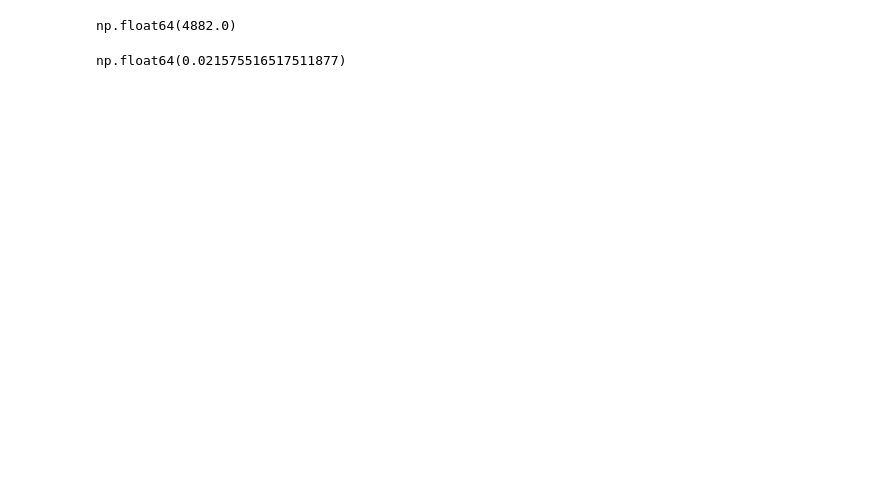
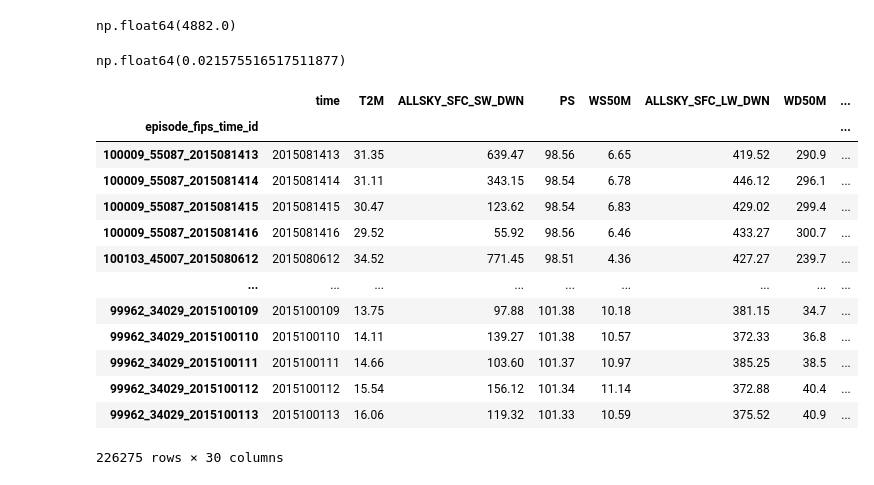
Before and after one commit to dhdzmota/dynamic-rythms, a Jupyter notebook: notebooks/dhm-08-json-read.ipynb, the cells around one changed output. Cells and saved outputs as stored; diff of their text form; code cells hidden in the pictures; blank space fills up the shorter version.

```diff
--- a/notebooks/dhm-08-json-read.ipynb
+++ b/notebooks/dhm-08-json-read.ipynb
@@ -8,4 +8,4 @@ import warnings
 # %%
 warnings.filterwarnings('ignore')
 # %%
-response_var = pd.read_parquet('../data/interim/storm_outages_2014_2023.parquet')
+storm_outages = pd.read_parquet('../data/interim/storm_outages_2014_2023.parquet')
@@ -11,0 +34,16 @@ response_var = pd.read_parquet('../data/interim/storm_outages_2014_2023.parquet'
+# %%
+# Simplification, we weill keep the smallest outage_date, and the longest outage_date (all the sepparated outage will be considered as just one big outage.)
+storm_outages_g = storm_outages.groupby('episode_fips_id').agg(
+    EPISODE_ID=('EPISODE_ID','first'),
+    fips_code_id=('fips_code_id','first'),
+    episode_description=('episode_description','first'),
+    begin_datetime=('begin_datetime','first'),
+    end_datetime=('end_datetime','first'),
+    storm_duration=('storm_duration','first'),
+    #episode_fips_id=('episode_fips_id','first'),
+    storm_caused_outage=('storm_caused_outage','max'),
+    outage_index_id=('outage_index_id','first'),
+    outage_duration =('outage_duration', 'sum'),
+    run_start_time_min=('run_start_time_min','min'),
+    run_start_time_max=('run_start_time_max','max'),
+).reset_index()
@@ -15,10 +69,12 @@ meteorological_files = os.listdir(meteorological_path)
 # %%
 def get_data_with_response_variable(met_file):
     try:
+    #if True:
         #met_file = meteorological_files[0]
         episode_fips_id = met_file.split('.')[0]
         #  Read data
         path = os.path.join(meteorological_path, met_file)
+
         with open(path, 'r') as f:
             data = json.load(f)
         # Make a dataframe from information
@@ -39,16 +95,16 @@ def get_data_with_response_variable(met_file):
         # Modification to change the hour treshold.
         data['meteorological_nextHour_datetime_val'] = data['meteorological_current_datetime_val'] + pd.Timedelta(value=1, unit='hours')
         # Get the response var dataframe
-        response_var_episode = response_var[response_var.episode_fips_id==episode_fips_id]
+        storm_outage_episode = storm_outages_g[storm_outages_g.episode_fips_id == episode_fips_id]
         meaning_dict = {
             'begin_datetime': 'storm_start',
             'end_datetime': 'storm_end',
             'run_start_time_min': 'outage_start',
             'run_start_time_max': 'outage_end'
         }
-        response_var_episode.rename(columns=meaning_dict, inplace=True)
-        response_var_episode.drop_duplicates(['episode_fips_id'], keep='first', inplace=True)
-        response_var_episode_columns = [
+        storm_outage_episode.rename(columns=meaning_dict, inplace=True)
+        storm_outage_episode.drop_duplicates(['episode_fips_id'], keep='first', inplace=True)
+        storm_outage_episode_columns = [
             'episode_fips_id',
             'storm_start',
             #'storm_end',
@@ -57,7 +113,7 @@ def get_data_with_response_variable(met_file):
         ]
         # Join information
         data_rv = data.merge(
-            response_var_episode[response_var_episode_columns],
+            storm_outage_episode[storm_outage_episode_columns],
             on='episode_fips_id',
             how='left'
         )
@@ -99,3 +148,21 @@ np.float64(4882.0)
 all_data.outage_in_an_hour.mean()
 # %% [output]
 np.float64(0.021575516517511877)
+# %%
+pd.set_option('display.max_columns', 100)
+all_data
+# %% [output]
+|  | time | T2M | ALLSKY_SFC_SW_DWN | PS | WS50M | ALLSKY_SFC_LW_DWN | WD50M | ... |
+| episode_fips_time_id |  |  |  |  |  |  |  | ... |
+| 100009_55087_2015081413 | 2015081413 | 31.35 | 639.47 | 98.56 | 6.65 | 419.52 | 290.9 | ... |
+| 100009_55087_2015081414 | 2015081414 | 31.11 | 343.15 | 98.54 | 6.78 | 446.12 | 296.1 | ... |
+| 100009_55087_2015081415 | 2015081415 | 30.47 | 123.62 | 98.54 | 6.83 | 429.02 | 299.4 | ... |
+| 100009_55087_2015081416 | 2015081416 | 29.52 | 55.92 | 98.56 | 6.46 | 433.27 | 300.7 | ... |
+| 100103_45007_2015080612 | 2015080612 | 34.52 | 771.45 | 98.51 | 4.36 | 427.27 | 239.7 | ... |
+| ... | ... | ... | ... | ... | ... | ... | ... | ... |
+| 99962_34029_2015100109 | 2015100109 | 13.75 | 97.88 | 101.38 | 10.18 | 381.15 | 34.7 | ... |
+| 99962_34029_2015100110 | 2015100110 | 14.11 | 139.27 | 101.38 | 10.57 | 372.33 | 36.8 | ... |
+| 99962_34029_2015100111 | 2015100111 | 14.66 | 103.60 | 101.37 | 10.97 | 385.25 | 38.5 | ... |
+| 99962_34029_2015100112 | 2015100112 | 15.54 | 156.12 | 101.34 | 11.14 | 372.88 | 40.4 | ... |
+| 99962_34029_2015100113 | 2015100113 | 16.06 | 119.32 | 101.33 | 10.59 | 375.52 | 40.9 | ... |
+226275 rows × 30 columns
```
Also changed, not shown: parts of 6 cells of this notebook, 3 other files.
